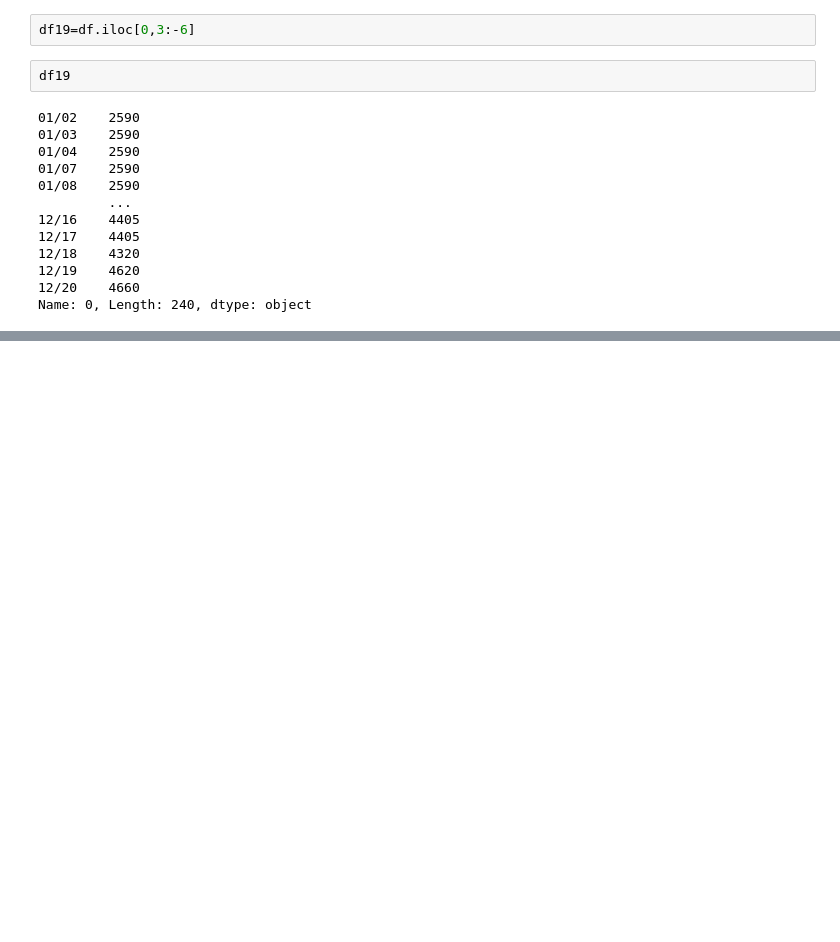
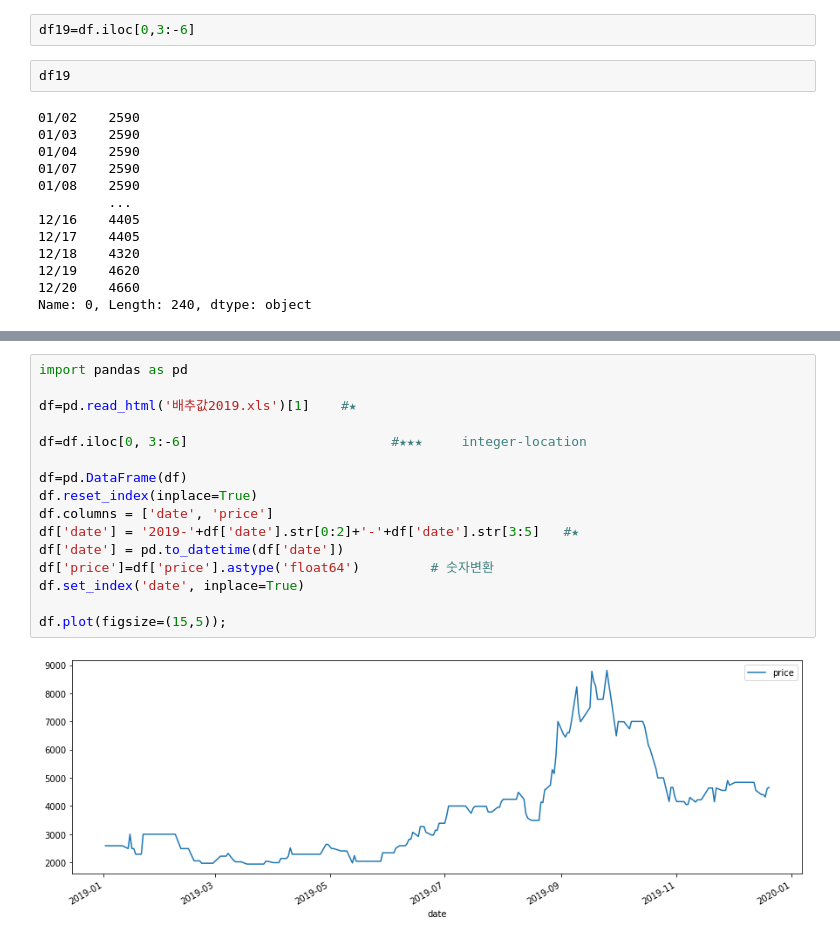
Before and after one commit to koreabao/public_data, a Jupyter notebook: 배추값.ipynb, the cells around one changed output, grey strips where cells are left out. Saved outputs shown, nothing was run; the diff lists cells and outputs as text; blank space fills up the shorter version.

```diff
--- a/배추값.ipynb
+++ b/배추값.ipynb
@@ -140,0 +202,18 @@ df19
+# %%
+import pandas as pd
+
+df=pd.read_html('배추값2019.xls')[1]    #★
+
+df=df.iloc[0, 3:-6]                          #★★★     integer-location
+
+df=pd.DataFrame(df)
+df.reset_index(inplace=True)
+df.columns = ['date', 'price']
+df['date'] = '2019-'+df['date'].str[0:2]+'-'+df['date'].str[3:5]   #★
+df['date'] = pd.to_datetime(df['date'])
+df['price']=df['price'].astype('float64')         # 숫자변환
+df.set_index('date', inplace=True)
+
+df.plot(figsize=(15,5));
+# %% [output]
+[figure, added]
```
Also changed, not shown: parts of 9 cells of this notebook.
